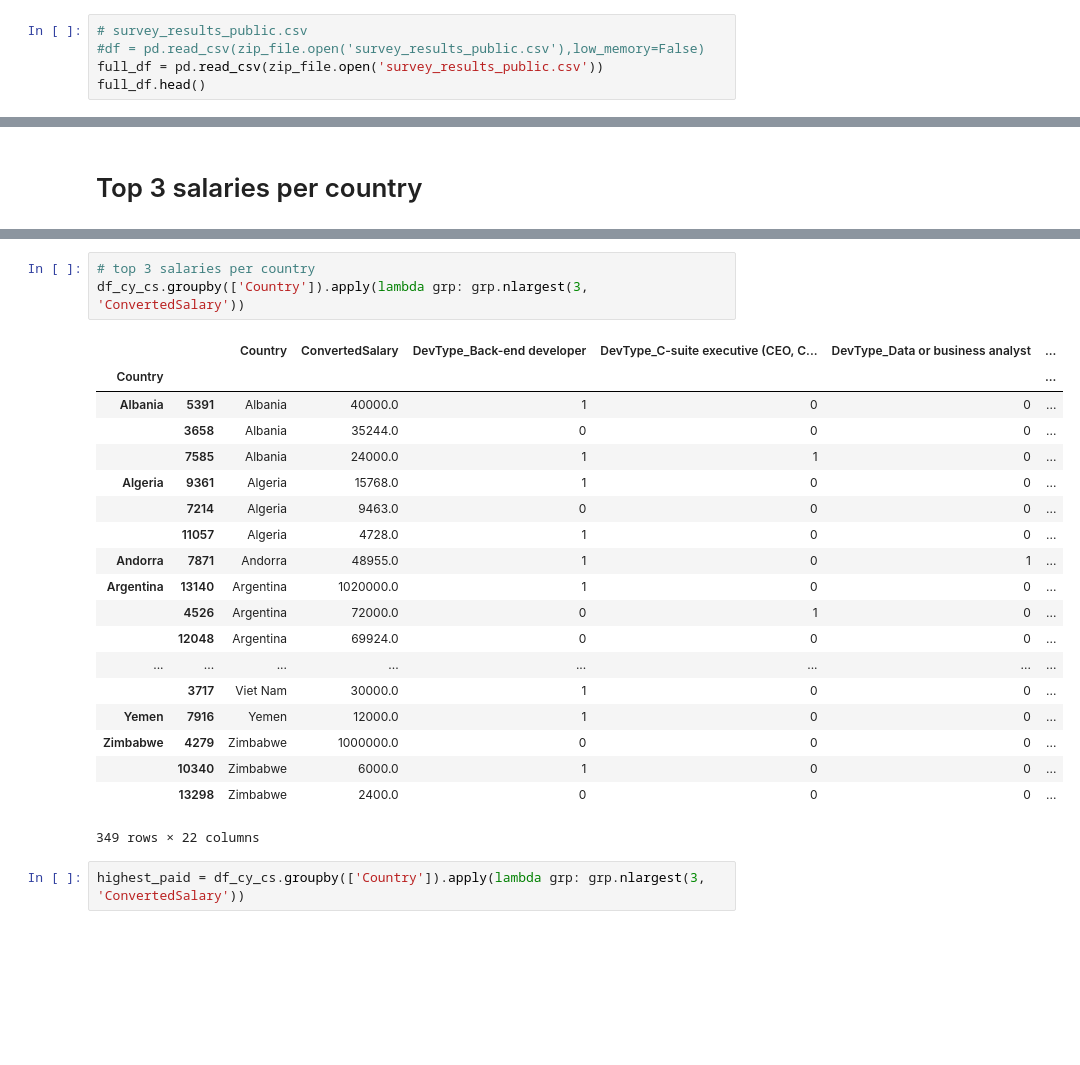
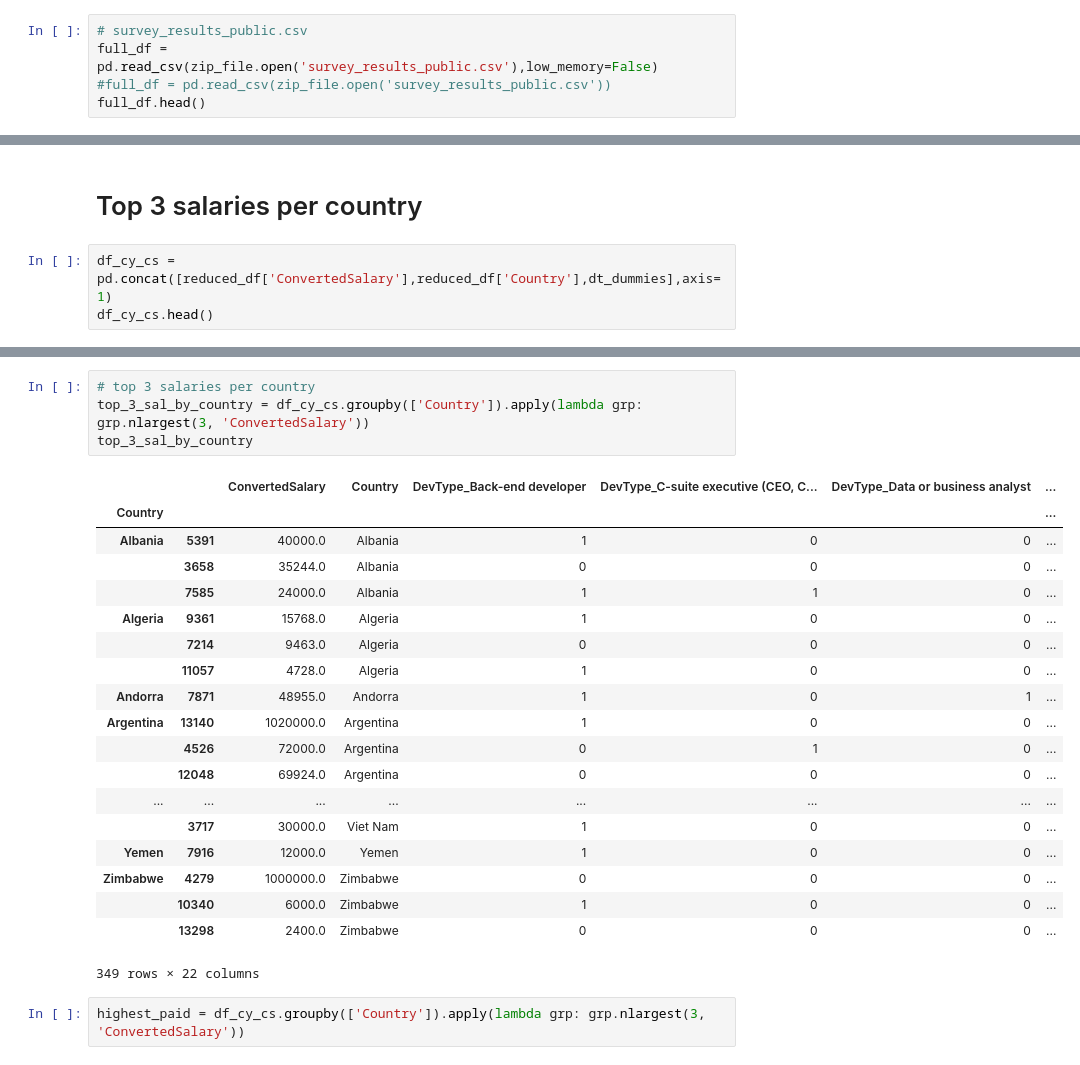
Before and after one commit to knownhuman/rmotr_final_project, a Jupyter notebook: RMOTR_Final_Project_Q4.ipynb, the cells around one changed output, grey strips where cells are left out. Saved outputs shown, nothing was run; the diff lists cells and outputs as text; blank space fills up the shorter version.

```diff
--- a/RMOTR_Final_Project_Q4.ipynb
+++ b/RMOTR_Final_Project_Q4.ipynb
@@ -14,8 +14,8 @@ from zipfile import ZipFile
 zip_file = ZipFile('data/stack-overflow-2018-developer-survey.zip')
 # %%
 # survey_results_public.csv
-#df = pd.read_csv(zip_file.open('survey_results_public.csv'),low_memory=False)
-full_df = pd.read_csv(zip_file.open('survey_results_public.csv'))
+full_df = pd.read_csv(zip_file.open('survey_results_public.csv'),low_memory=False)
+#full_df = pd.read_csv(zip_file.open('survey_results_public.csv'))
 full_df.head()
 # %% [output]
 |  | Respondent | Hobby | OpenSource | Country | Student | Employment | FormalEducation | UndergradMajor | ... |
@@ -454,2 +418,5 @@ df_dev_avg[0].plot('bar',figsize=(18, 10))
 # %% [markdown]
 # Top 3 salaries per country
+# %%
+df_cy_cs = pd.concat([reduced_df['ConvertedSalary'],reduced_df['Country'],dt_dummies],axis=1)
+df_cy_cs.head()
@@ -456,25 +453,26 @@ df_dev_avg[0].plot('bar',figsize=(18, 10))
 # %%
 # top 3 salaries per country
-df_cy_cs.groupby(['Country']).apply(lambda grp: grp.nlargest(3, 'ConvertedSalary'))
+top_3_sal_by_country = df_cy_cs.groupby(['Country']).apply(lambda grp: grp.nlargest(3, 'ConvertedSalary'))
+top_3_sal_by_country
 # %% [output]
-|  |  | Country | ConvertedSalary | DevType_Back-end developer | DevType_C-suite executive (CEO, C... | DevType_Data or business analyst | ... |
+|  |  | ConvertedSalary | Country | DevType_Back-end developer | DevType_C-suite executive (CEO, C... | DevType_Data or business analyst | ... |
 | Country |  |  |  |  |  |  | ... |
-| Albania | 5391 | Albania | 40000.0 | 1 | 0 | 0 | ... |
-|  | 3658 | Albania | 35244.0 | 0 | 0 | 0 | ... |
-|  | 7585 | Albania | 24000.0 | 1 | 1 | 0 | ... |
-| Algeria | 9361 | Algeria | 15768.0 | 1 | 0 | 0 | ... |
-|  | 7214 | Algeria | 9463.0 | 0 | 0 | 0 | ... |
-|  | 11057 | Algeria | 4728.0 | 1 | 0 | 0 | ... |
-| Andorra | 7871 | Andorra | 48955.0 | 1 | 0 | 1 | ... |
-| Argentina | 13140 | Argentina | 1020000.0 | 1 | 0 | 0 | ... |
-|  | 4526 | Argentina | 72000.0 | 0 | 1 | 0 | ... |
-|  | 12048 | Argentina | 69924.0 | 0 | 0 | 0 | ... |
+| Albania | 5391 | 40000.0 | Albania | 1 | 0 | 0 | ... |
+|  | 3658 | 35244.0 | Albania | 0 | 0 | 0 | ... |
+|  | 7585 | 24000.0 | Albania | 1 | 1 | 0 | ... |
+| Algeria | 9361 | 15768.0 | Algeria | 1 | 0 | 0 | ... |
+|  | 7214 | 9463.0 | Algeria | 0 | 0 | 0 | ... |
+|  | 11057 | 4728.0 | Algeria | 1 | 0 | 0 | ... |
+| Andorra | 7871 | 48955.0 | Andorra | 1 | 0 | 1 | ... |
+| Argentina | 13140 | 1020000.0 | Argentina | 1 | 0 | 0 | ... |
+|  | 4526 | 72000.0 | Argentina | 0 | 1 | 0 | ... |
+|  | 12048 | 69924.0 | Argentina | 0 | 0 | 0 | ... |
 | ... | ... | ... | ... | ... | ... | ... | ... |
-|  | 3717 | Viet Nam | 30000.0 | 1 | 0 | 0 | ... |
-| Yemen | 7916 | Yemen | 12000.0 | 1 | 0 | 0 | ... |
-| Zimbabwe | 4279 | Zimbabwe | 1000000.0 | 0 | 0 | 0 | ... |
-|  | 10340 | Zimbabwe | 6000.0 | 1 | 0 | 0 | ... |
-|  | 13298 | Zimbabwe | 2400.0 | 0 | 0 | 0 | ... |
+|  | 3717 | 30000.0 | Viet Nam | 1 | 0 | 0 | ... |
+| Yemen | 7916 | 12000.0 | Yemen | 1 | 0 | 0 | ... |
+| Zimbabwe | 4279 | 1000000.0 | Zimbabwe | 0 | 0 | 0 | ... |
+|  | 10340 | 6000.0 | Zimbabwe | 1 | 0 | 0 | ... |
+|  | 13298 | 2400.0 | Zimbabwe | 0 | 0 | 0 | ... |
 349 rows × 22 columns
 # %%
 highest_paid = df_cy_cs.groupby(['Country']).apply(lambda grp: grp.nlargest(3, 'ConvertedSalary'))
```
Also changed, not shown: parts of 42 cells of this notebook, 1 other file.
